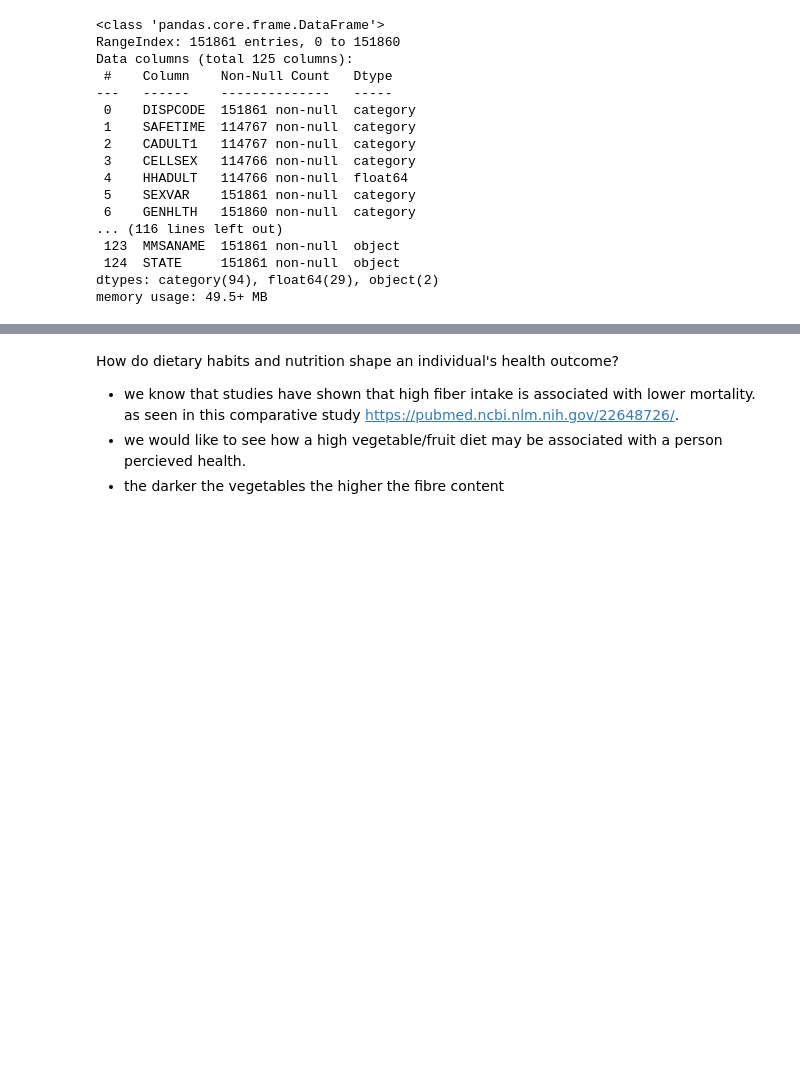
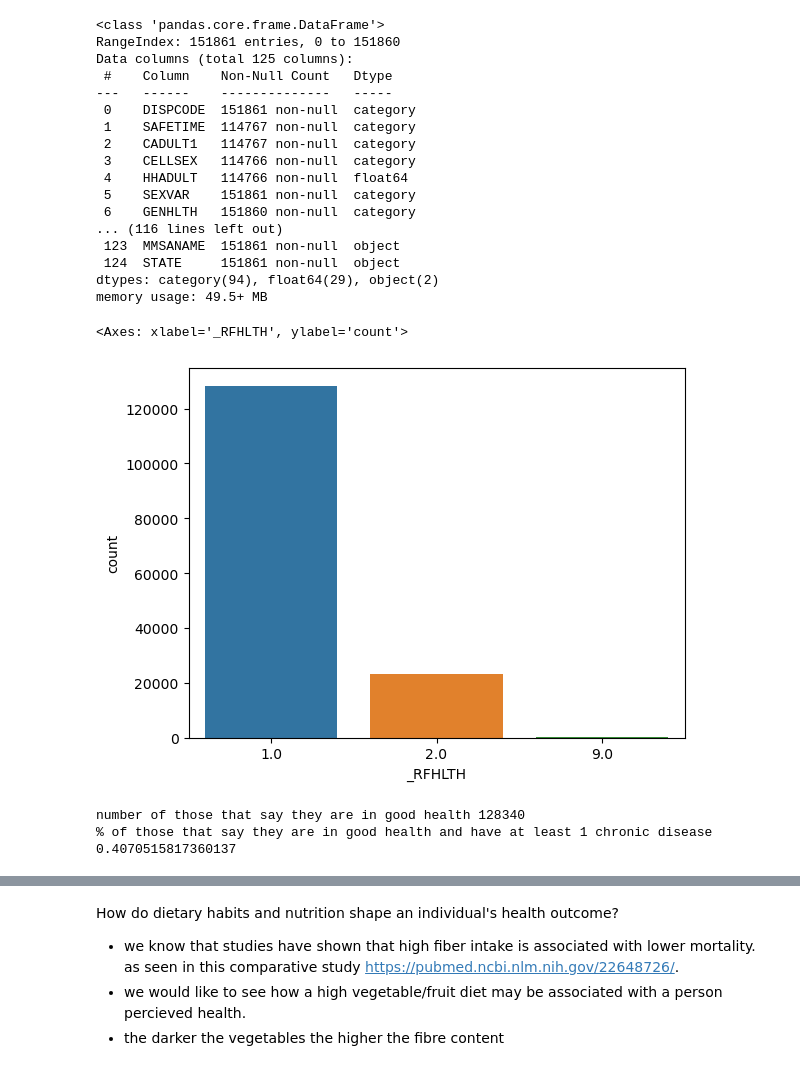
Before and after one commit to OBINNADINNEYA/BRFSS_BIGDATA_PROJECT, a Jupyter notebook: CIND-820-Big data project.ipynb, the cells around one changed output, grey strips where cells are left out. Cells and saved outputs as stored; diff of their text form; code cells hidden in the pictures; blank space fills up the shorter version.

```diff
--- a/CIND-820-Big data project.ipynb
+++ b/CIND-820-Big data project.ipynb
@@ -131,3 +128,31 @@ Data columns (total 125 columns):
  124  STATE     151861 non-null  object
 dtypes: category(94), float64(29), object(2)
 memory usage: 49.5+ MB
+# %%
+sns.countplot(x=model_build_df_1['_RFHLTH'])
+# %% [output]
+<Axes: xlabel='_RFHLTH', ylabel='count'>
+[figure, added]
+# %%
+#number with any chronic illness saying they are in good health
+
+#cancer CHCOCNCR 1
+#diabetes  DIABETE4 1
+#heart disease _MICHD 1
+#high bp _RFHYPE6 2
+
+df_goodhealth = model_build_df_1[model_build_df_1['_RFHLTH'] == 1]
+
+x = len(df_goodhealth)
+
+print ("number of those that say they are in good health", x)
+
+df_chronic_GH = df_goodhealth[(df_goodhealth['CHCOCNCR'] == 1) |
+              (df_goodhealth['DIABETE4'] == 1) |
+              (df_goodhealth['_MICHD'] == 1) |
+              (df_goodhealth['_RFHYPE6']==2)]
+
+print('% of those that say they are in good health and have at least 1 chronic disease',len(df_chronic_GH)/x)
+# %% [output]
+number of those that say they are in good health 128340
+% of those that say they are in good health and have at least 1 chronic disease 0.4070515817360137
```
Also changed, not shown: parts of 28 cells of this notebook.
